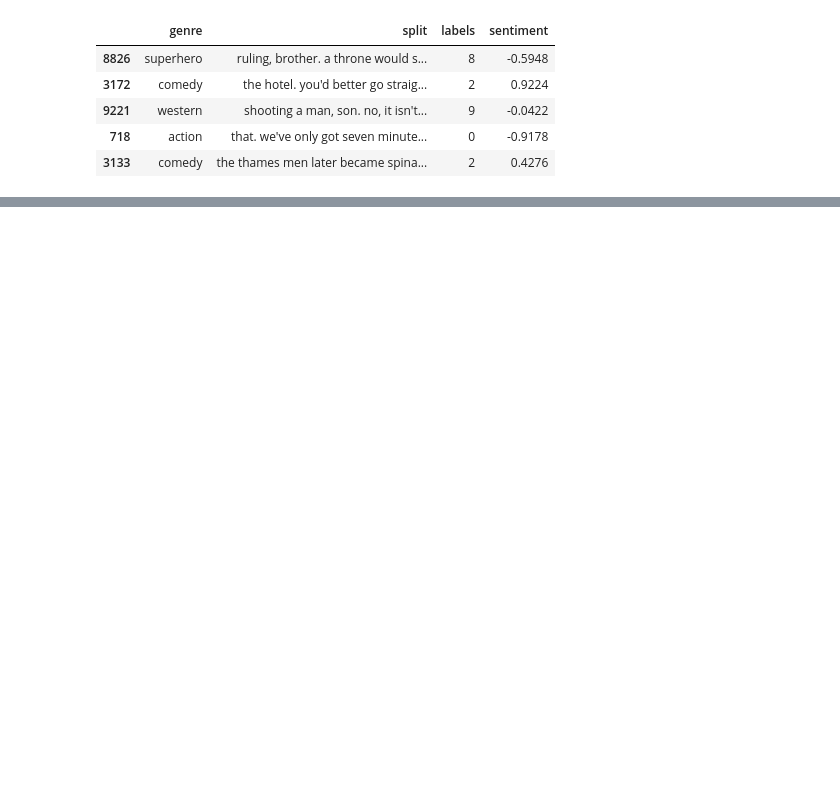
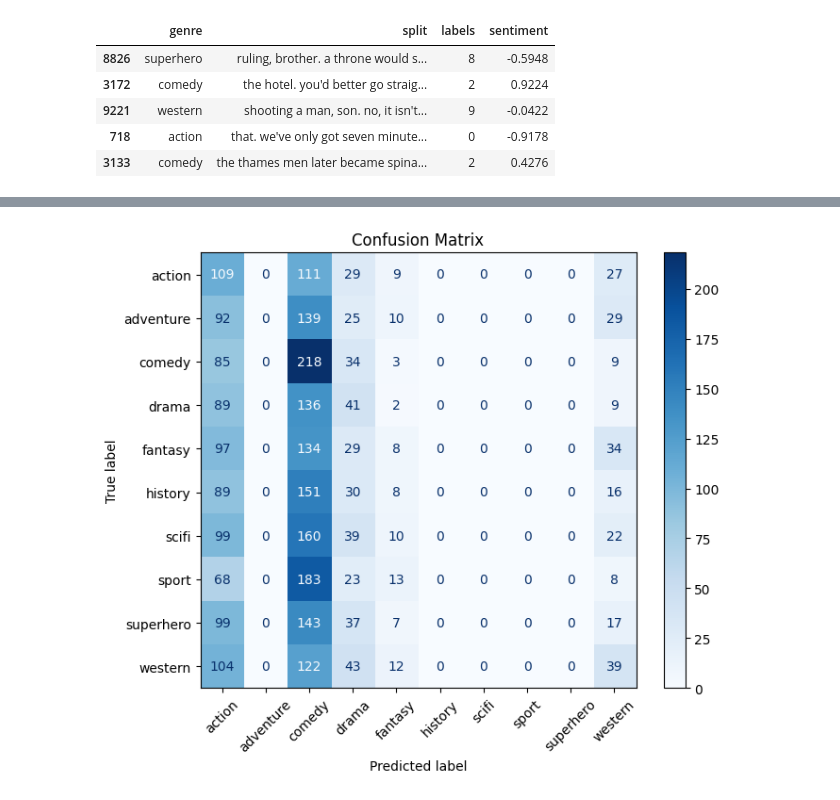
Before and after one commit to tiost100/Movie-Genre-Recognition, a Jupyter notebook: sentiment_classifier.ipynb, the cells around one changed output, grey strips where cells are left out. Cells and saved outputs as stored; diff of their text form; code cells hidden in the pictures; blank space fills up the shorter version.

```diff
--- a/sentiment_classifier.ipynb
+++ b/sentiment_classifier.ipynb
@@ -653,0 +226,12 @@ RuntimeError: ignored
+# %%
+# Create datasets from .csv-files
+import pandas as pd
+
+movies_train = pd.read_csv('movies_train.csv', sep=',', header=0)
+movies_test = pd.read_csv('movies_test.csv', sep=',', header=0)
+
+X_tr = movies_train.iloc[:,0]
+y_tr = movies_train.iloc[:,1:]
+
+X_test = movies_test.iloc[:,0]
+y_test = movies_test.iloc[:,1:]
@@ -653,0 +272,6 @@ RuntimeError: ignored
+# %%
+X_tr = X_tr.to_numpy()
+y_tr = y_tr.to_numpy()
+
+X_test = X_test.to_numpy()
+y_test = y_test.to_numpy()
@@ -653,0 +370,23 @@ RuntimeError: ignored
+# %%
+# Support Vector Machine was the classifier with the highest accuracy
+SVM = svm.SVC(decision_function_shape="ovo").fit(X_tr.reshape(-1, 1), y_tr.reshape(-1, 1))
+y_test_pred = SVM.predict(X_test.reshape(-1, 1))
+y_test_pred = np.round(y_test_pred).astype(int)
+# %%
+# creates the Confusion Matrix
+import matplotlib.pyplot as plt
+from sklearn.metrics import confusion_matrix, ConfusionMatrixDisplay
+
+y_true = y_test.flatten()
+y_pred = y_test_pred
+
+fig, ax = plt.subplots(figsize=(7.5, 6))
+
+cm = confusion_matrix(y_true, y_pred)
+disp = ConfusionMatrixDisplay(confusion_matrix=cm, display_labels=["action", "adventure", "comedy", "drama", "fantasy", "history", "scifi", "sport", "superhero", "western"])
+disp.plot(cmap='Blues', ax=ax, xticks_rotation=45)
+
+plt.title('Confusion Matrix')
+plt.show()
+# %% [output]
+[figure, added]
```
Also changed, not shown: parts of 57 cells of this notebook.
